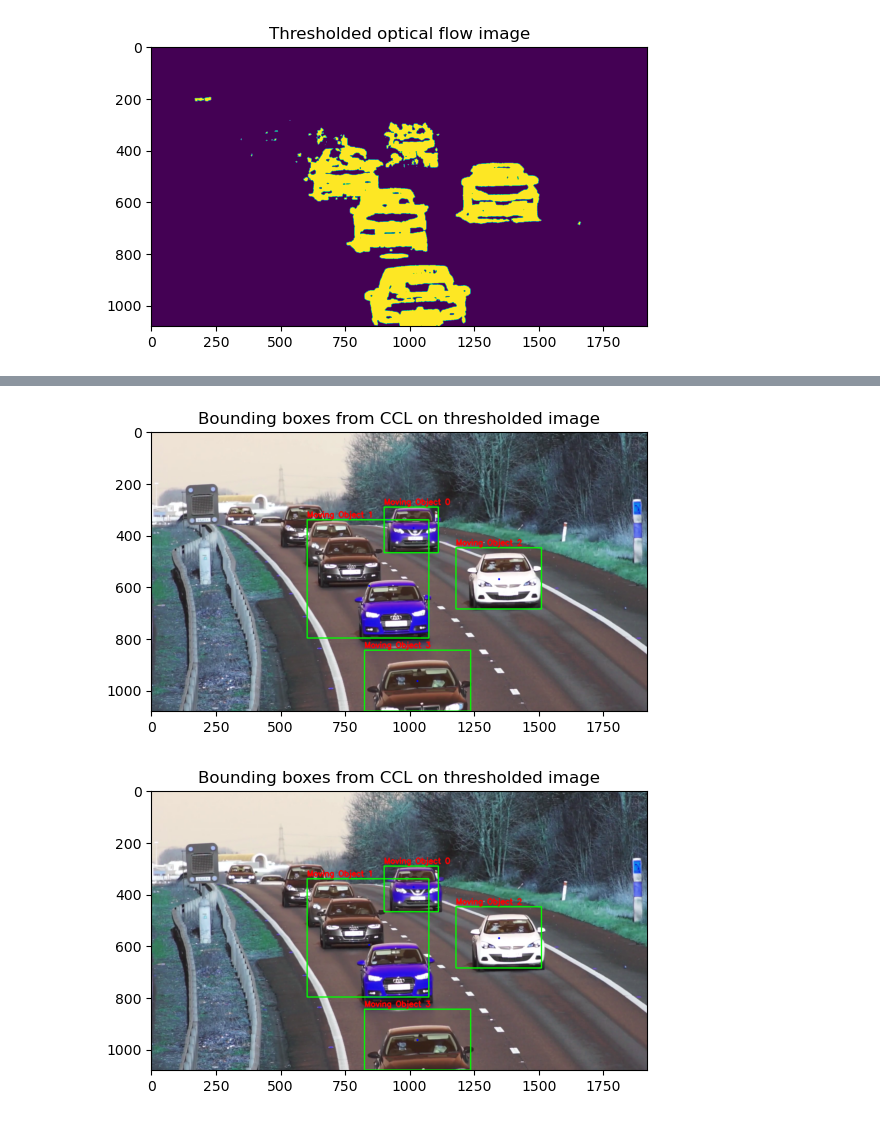
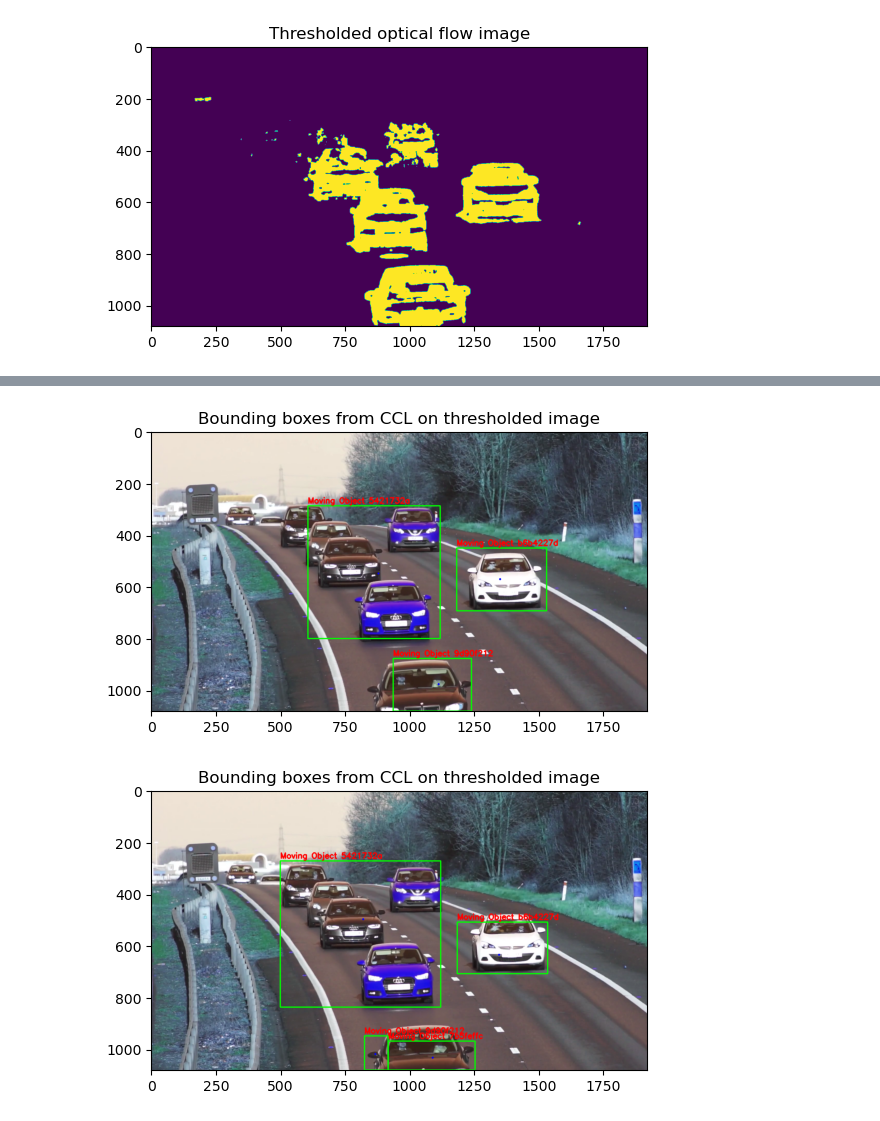
Before and after one commit to Jorgro/TDT4856-IR-Detection, a Jupyter notebook: moving_object_detection/moving_object_detection.ipynb, the cells around one changed output, grey strips where cells are left out. Saved outputs shown, nothing was run; the diff lists cells and outputs as text; code cells hidden in the pictures.

```diff
--- a/moving_object_detection/moving_object_detection.ipynb
+++ b/moving_object_detection/moving_object_detection.ipynb
@@ -67,24 +70,32 @@ plt.show()
 # %%
-cap.read()
-cap.read()
-cap.read()
+_, f = cap.read()
+mod.run(f)
+_, f = cap.read()
+mod.run(f)
+_, f = cap.read()
+mod.run(f)
 _, frame = cap.read()
+mod.run(frame)
 bounding_box_image = mod.get_image_with_bounding_boxes(frame)
 cv2.imwrite("../data/images/pres/moving_bound_1.png", bounding_box_image)
 plt.imshow(bounding_box_image)
 plt.title("Bounding boxes from CCL on thresholded image")
 plt.show()
 # %% [output]
-[figure, old version]
+[figure, new version]
 # %%
-cap.read()
-cap.read()
-cap.read()
+_, f = cap.read()
+mod.run(f)
+_, f = cap.read()
+mod.run(f)
+_, f = cap.read()
+mod.run(f)
 _, frame = cap.read()
+mod.run(frame)
 bounding_box_image = mod.get_image_with_bounding_boxes(frame)
 cv2.imwrite("../data/images/pres/moving_bound_2.png", bounding_box_image)
 plt.imshow(bounding_box_image)
 plt.title("Bounding boxes from CCL on thresholded image")
 plt.show()
 # %% [output]
-[figure, old version]
+[figure, new version]
```
Also changed, not shown: parts of 2 cells of this notebook, 3 other files.
